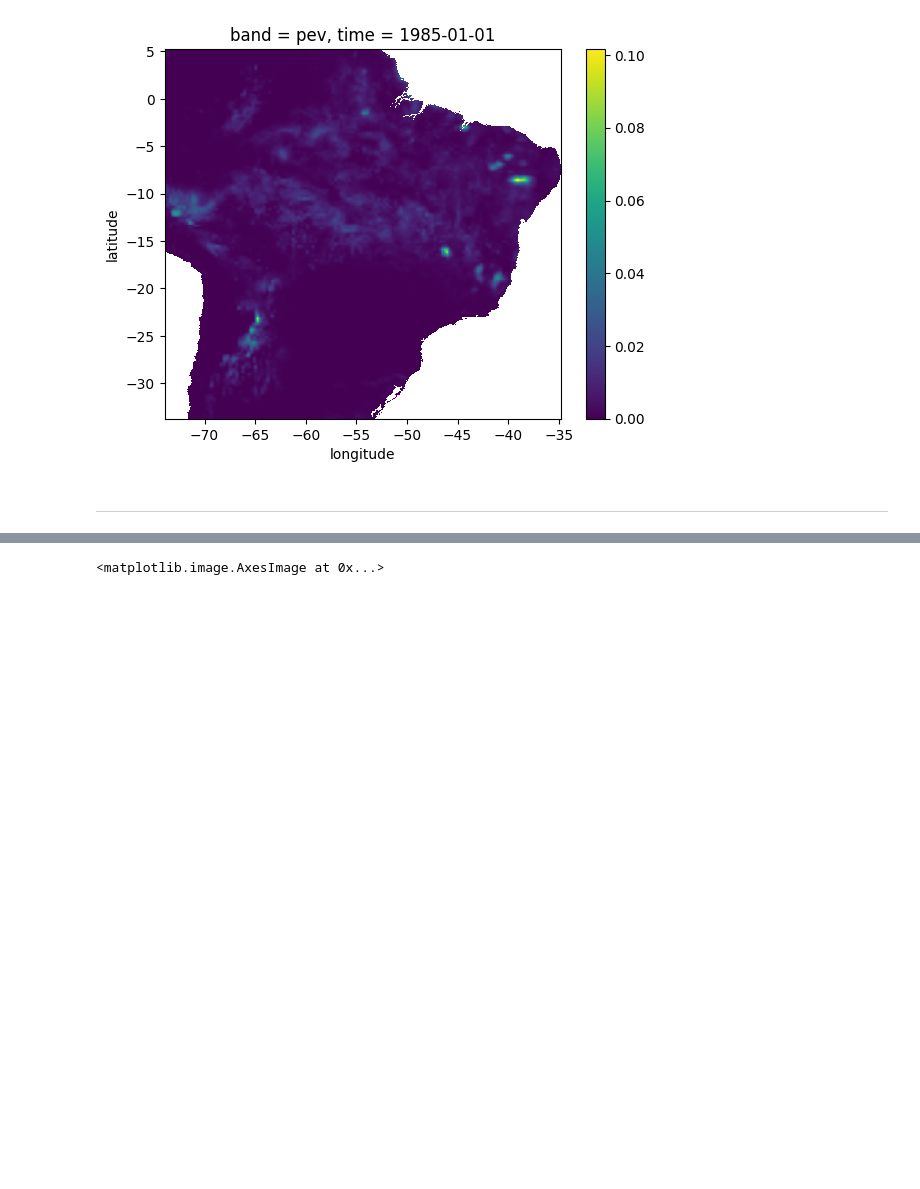
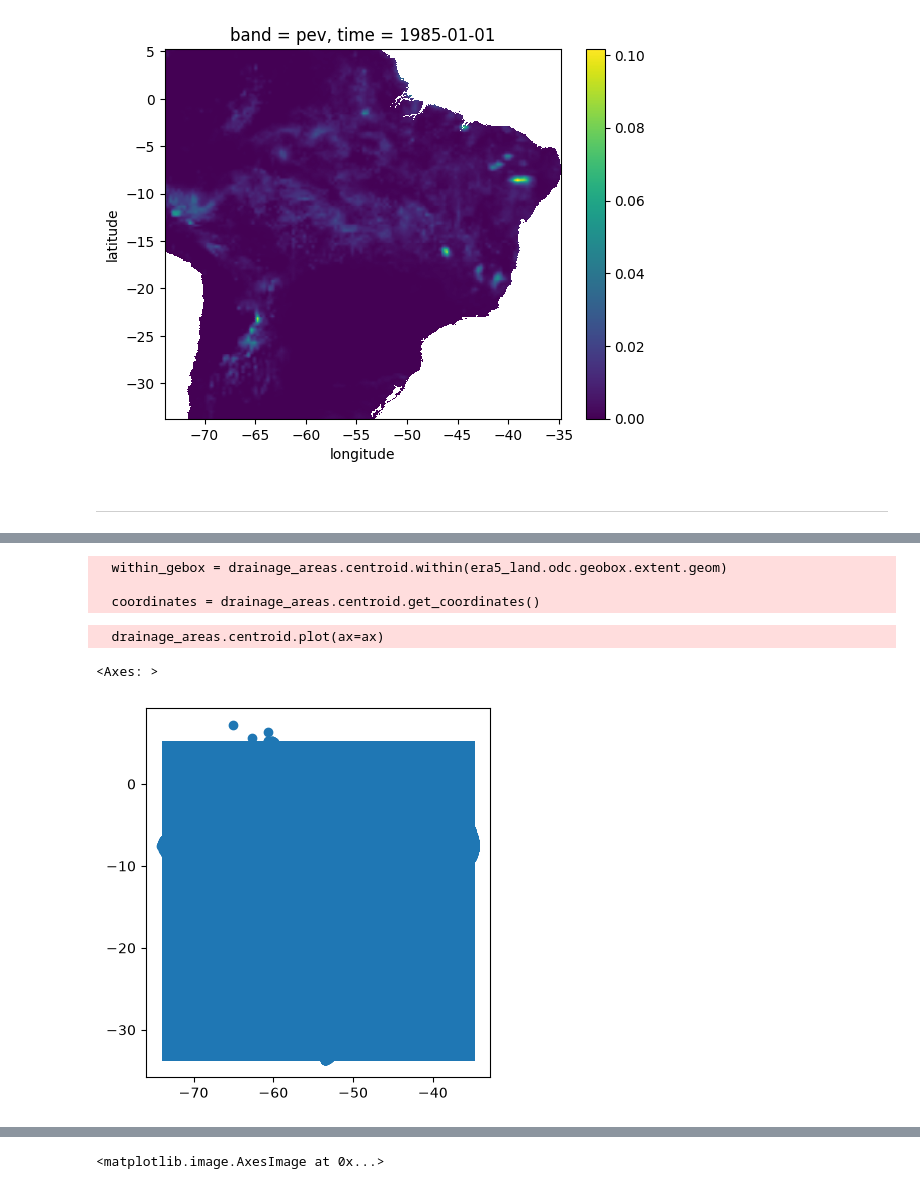
Before and after one commit to felixschulz385/river-pollution-brazil, a Jupyter notebook: code/experiments/climate.ipynb, the cells around one changed output, grey strips where cells are left out. Drawn from its saved outputs; the diff is of its cells as text; code cells hidden in the pictures; blank space fills up the shorter version.

```diff
--- a/code/experiments/climate.ipynb
+++ b/code/experiments/climate.ipynb
@@ -424,0 +420,3 @@ climate_slice = (
+# %%
+network = RiverNetwork()
+network.load("/scicore/home/meiera/schulz0022/projects/river-pollution-brazil/data/river_network")
@@ -424,0 +426,16 @@ climate_slice = (
+# %%
+within_gebox = drainage_areas.centroid.within(era5_land.odc.geobox.extent.geom)
+
+drainage_areas = network.drainage_areas.query("within_brazil & @within_gebox")
+coordinates = drainage_areas.centroid.get_coordinates()
+# %% [output]
+  within_gebox = drainage_areas.centroid.within(era5_land.odc.geobox.extent.geom)
+
+  coordinates = drainage_areas.centroid.get_coordinates()
+# %%
+ax = gpd.GeoSeries([era5_land.odc.geobox.extent]).plot()
+drainage_areas.centroid.plot(ax=ax)
+# %% [output]
+  drainage_areas.centroid.plot(ax=ax)
+<Axes: >
+[figure, added]
```
Also changed, not shown: parts of 7 cells of this notebook, 1 other file.
